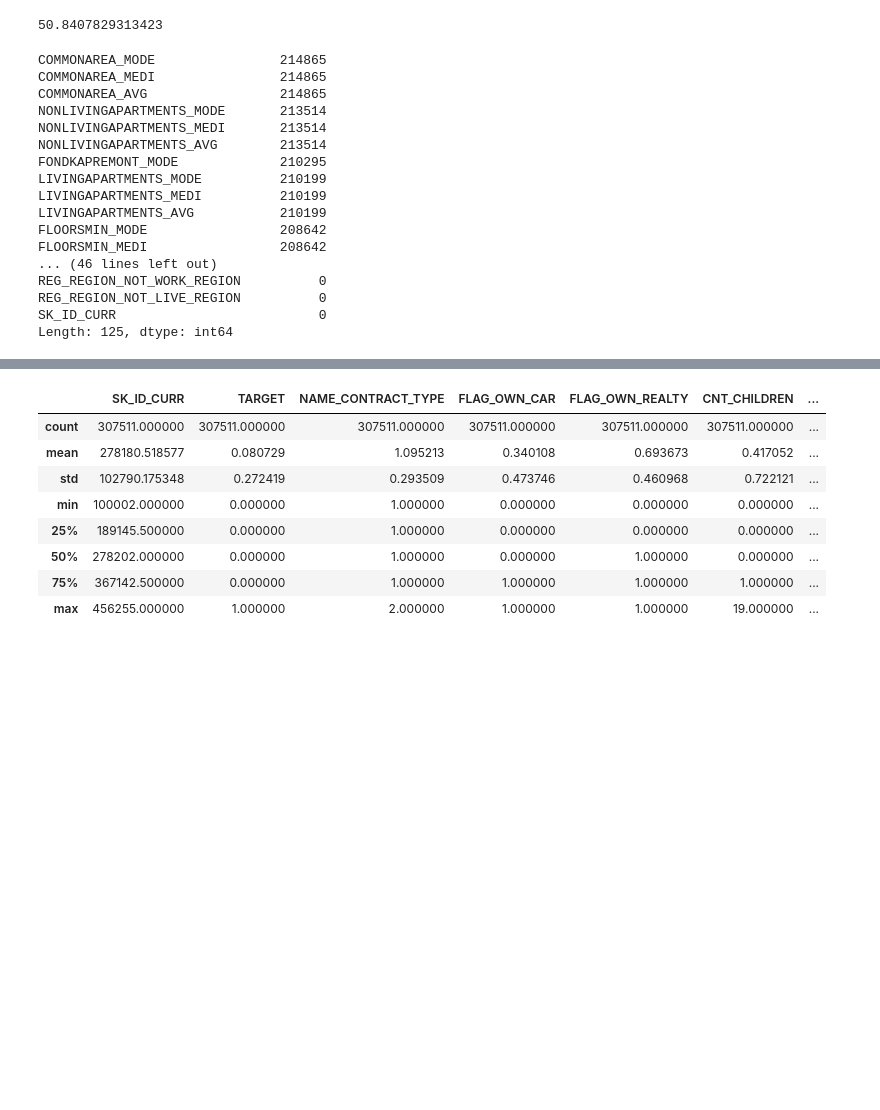
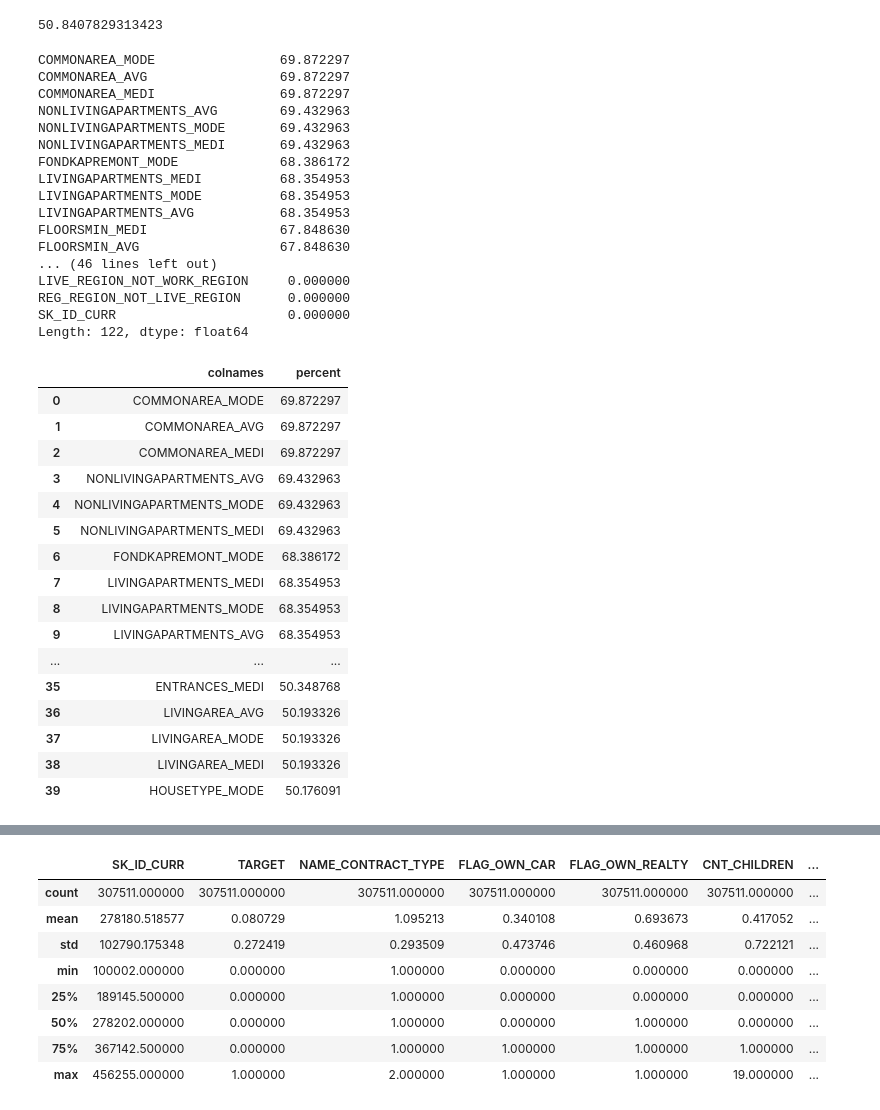
Before and after one commit to RajatChaudhari/HomeCreditDefaultRisk, a Jupyter notebook: HCDR1.ipynb, the cells around one changed output, grey strips where cells are left out. Cells and saved outputs as stored; diff of their text form; code cells hidden in the pictures; blank space fills up the shorter version.

```diff
--- a/HCDR1.ipynb
+++ b/HCDR1.ipynb
@@ -120,6 +119,7 @@ array(['Unaccompanied', 'Family', 'Spouse, partner', 'Children',
 
 apptrain.NAME_TYPE_SUITE = [suittype[item] for item in apptrain.NAME_TYPE_SUITE]'''
 # %%
+apptrain.NAME_TYPE_SUITE[apptrain.NAME_TYPE_SUITE.isnull()] = 0
 apptrain.NAME_TYPE_SUITE[apptrain.NAME_TYPE_SUITE == 'Unaccompanied'] = 1
 apptrain.NAME_TYPE_SUITE[apptrain.NAME_TYPE_SUITE == 'Family'] = 2
 apptrain.NAME_TYPE_SUITE[apptrain.NAME_TYPE_SUITE == 'Spouse, partner'] = 3
@@ -164,6 +164,7 @@ occupation={'Laborers':1, 'Core staff':2, 'Accountants':3, 'Managers':4,
        'Low-skill Laborers':14, 'Realty agents':15, 'Secretaries':16, 'IT staff':17,
        'HR staff':18}
 # %%
+apptrain.OCCUPATION_TYPE[apptrain.OCCUPATION_TYPE.isnull()] = 0
 apptrain.OCCUPATION_TYPE[apptrain.OCCUPATION_TYPE == 'Laborers'] = 1
 apptrain.OCCUPATION_TYPE[apptrain.OCCUPATION_TYPE == 'Core staff'] = 2
 apptrain.OCCUPATION_TYPE[apptrain.OCCUPATION_TYPE == 'Accountants'] = 3
@@ -266,25 +267,25 @@ apptrain["EXT_SOURCE_3"].fillna(0,inplace=True)
 apptrain["AMT_GOODS_PRICE"].fillna(0,inplace=True)
 apptrain["AMT_ANNUITY"].fillna(0,inplace=True)
 # %%
-(apptrain.isnull()).sum().sort_values(ascending=False)
+(((apptrain.isnull()).sum().sort_values(ascending=False))/apptrain.shape[0])*100
 # %% [output]
-COMMONAREA_MODE                214865
-COMMONAREA_MEDI                214865
-COMMONAREA_AVG                 214865
-NONLIVINGAPARTMENTS_MODE       213514
-NONLIVINGAPARTMENTS_MEDI       213514
-NONLIVINGAPARTMENTS_AVG        213514
-FONDKAPREMONT_MODE             210295
-LIVINGAPARTMENTS_MODE          210199
-LIVINGAPARTMENTS_MEDI          210199
-LIVINGAPARTMENTS_AVG           210199
-FLOORSMIN_MODE                 208642
-FLOORSMIN_MEDI                 208642
+COMMONAREA_MODE                69.872297
+COMMONAREA_AVG                 69.872297
+COMMONAREA_MEDI                69.872297
+NONLIVINGAPARTMENTS_AVG        69.432963
+NONLIVINGAPARTMENTS_MODE       69.432963
+NONLIVINGAPARTMENTS_MEDI       69.432963
+FONDKAPREMONT_MODE             68.386172
+LIVINGAPARTMENTS_MEDI          68.354953
+LIVINGAPARTMENTS_MODE          68.354953
+LIVINGAPARTMENTS_AVG           68.354953
+FLOORSMIN_MEDI                 67.848630
+FLOORSMIN_AVG                  67.848630
 ... (46 lines left out)
-REG_REGION_NOT_WORK_REGION          0
-REG_REGION_NOT_LIVE_REGION          0
-SK_ID_CURR                          0
-Length: 125, dtype: int64
+LIVE_REGION_NOT_WORK_REGION     0.000000
+REG_REGION_NOT_LIVE_REGION      0.000000
+SK_ID_CURR                      0.000000
+Length: 122, dtype: float64
 # %%
 s=((apptrain.isnull().sum()/apptrain.shape[0])*100).sort_values(ascending=False)
 # %%
@@ -295,4 +296,24 @@ d["percent"]=""
 d.colnames=s.index
 d.percent=s.values
 # %%
-a=d[d["percent"]>40]
+a=d[d["percent"]>50]
+# %%
+a
+# %% [output]
+|  | colnames | percent |
+| 0 | COMMONAREA_MODE | 69.872297 |
+| 1 | COMMONAREA_AVG | 69.872297 |
+| 2 | COMMONAREA_MEDI | 69.872297 |
+| 3 | NONLIVINGAPARTMENTS_AVG | 69.432963 |
+| 4 | NONLIVINGAPARTMENTS_MODE | 69.432963 |
+| 5 | NONLIVINGAPARTMENTS_MEDI | 69.432963 |
+| 6 | FONDKAPREMONT_MODE | 68.386172 |
+| 7 | LIVINGAPARTMENTS_MEDI | 68.354953 |
+| 8 | LIVINGAPARTMENTS_MODE | 68.354953 |
+| 9 | LIVINGAPARTMENTS_AVG | 68.354953 |
+| ... | ... | ... |
+| 35 | ENTRANCES_MEDI | 50.348768 |
+| 36 | LIVINGAREA_AVG | 50.193326 |
+| 37 | LIVINGAREA_MODE | 50.193326 |
+| 38 | LIVINGAREA_MEDI | 50.193326 |
+| 39 | HOUSETYPE_MODE | 50.176091 |
```
Also changed, not shown: parts of 6 cells of this notebook.
